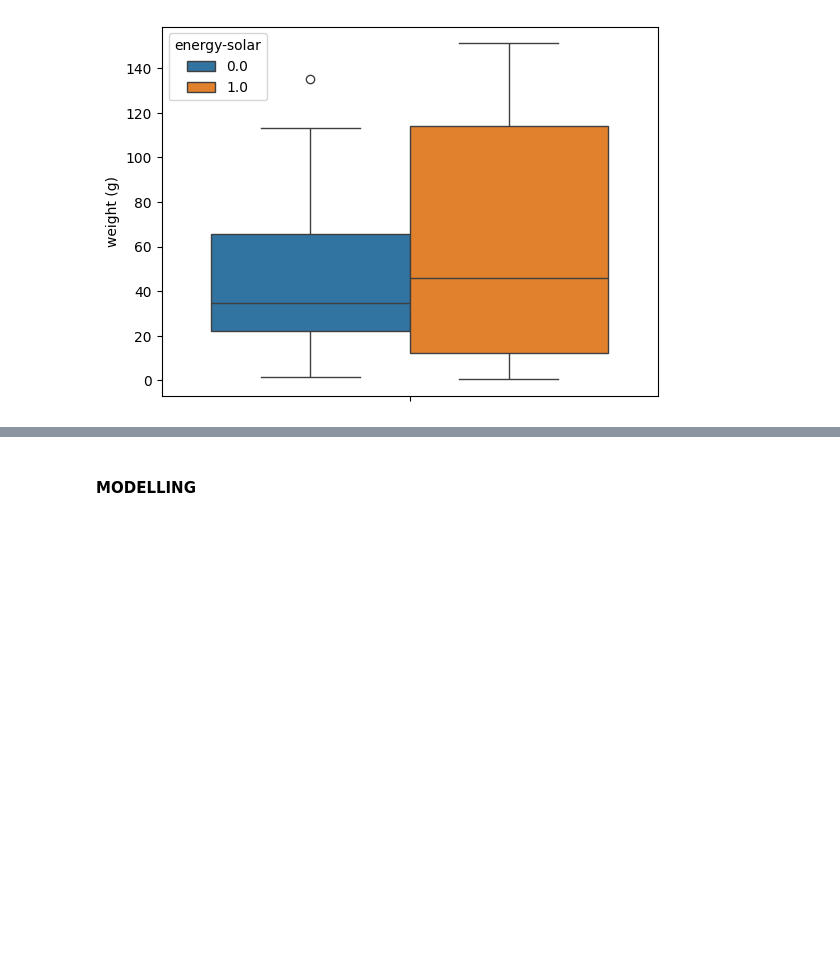
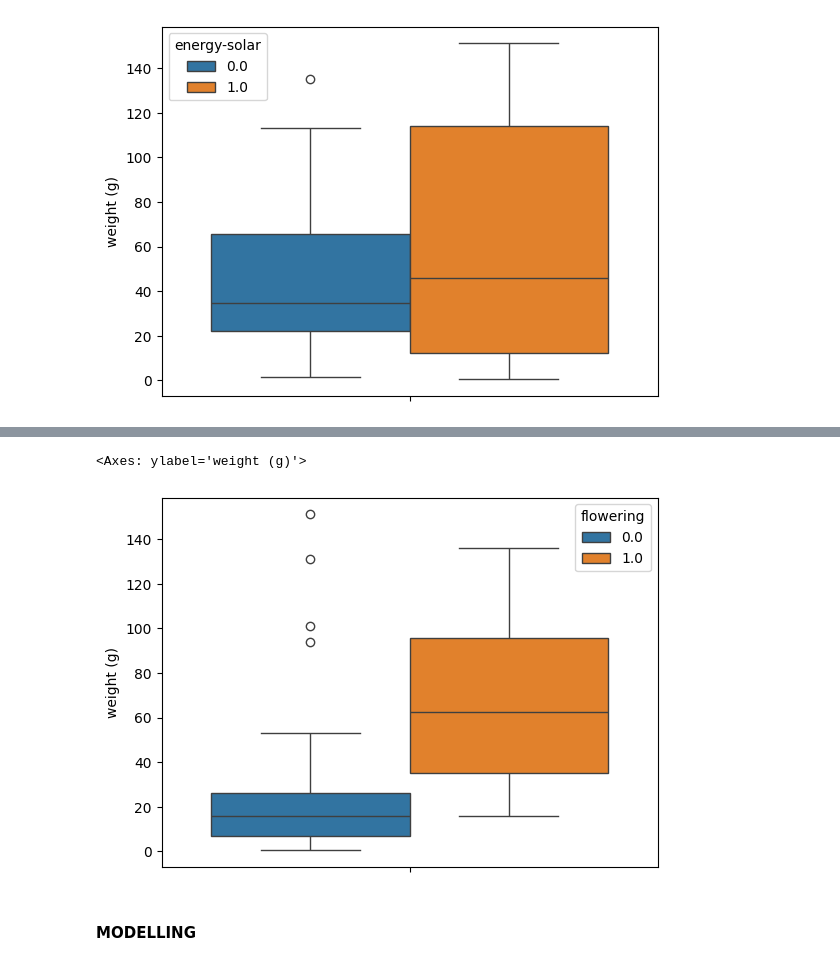
Before and after one commit to taniabuzykina/keylife-ng-pv, a Jupyter notebook: ml_project_1/plant_data_ml.ipynb, the cells around one changed output, grey strips where cells are left out. Drawn from its saved outputs; the diff is of its cells as text; code cells hidden in the pictures; blank space fills up the shorter version.

```diff
--- a/ml_project_1/plant_data_ml.ipynb
+++ b/ml_project_1/plant_data_ml.ipynb
@@ -806,3 +818,9 @@ sns.boxplot(y = result_df['weight (g)'], hue = result_df['energy-solar'])
+# %%
+import seaborn as sns
+sns.boxplot(y = result_df['weight (g)'], hue = result_df['flowering'])
+# %% [output]
+<Axes: ylabel='weight (g)'>
+[figure, added]
 # %% [markdown]
 #### MODELLING
 # %%
```
Also changed, not shown: parts of 7 cells of this notebook.
